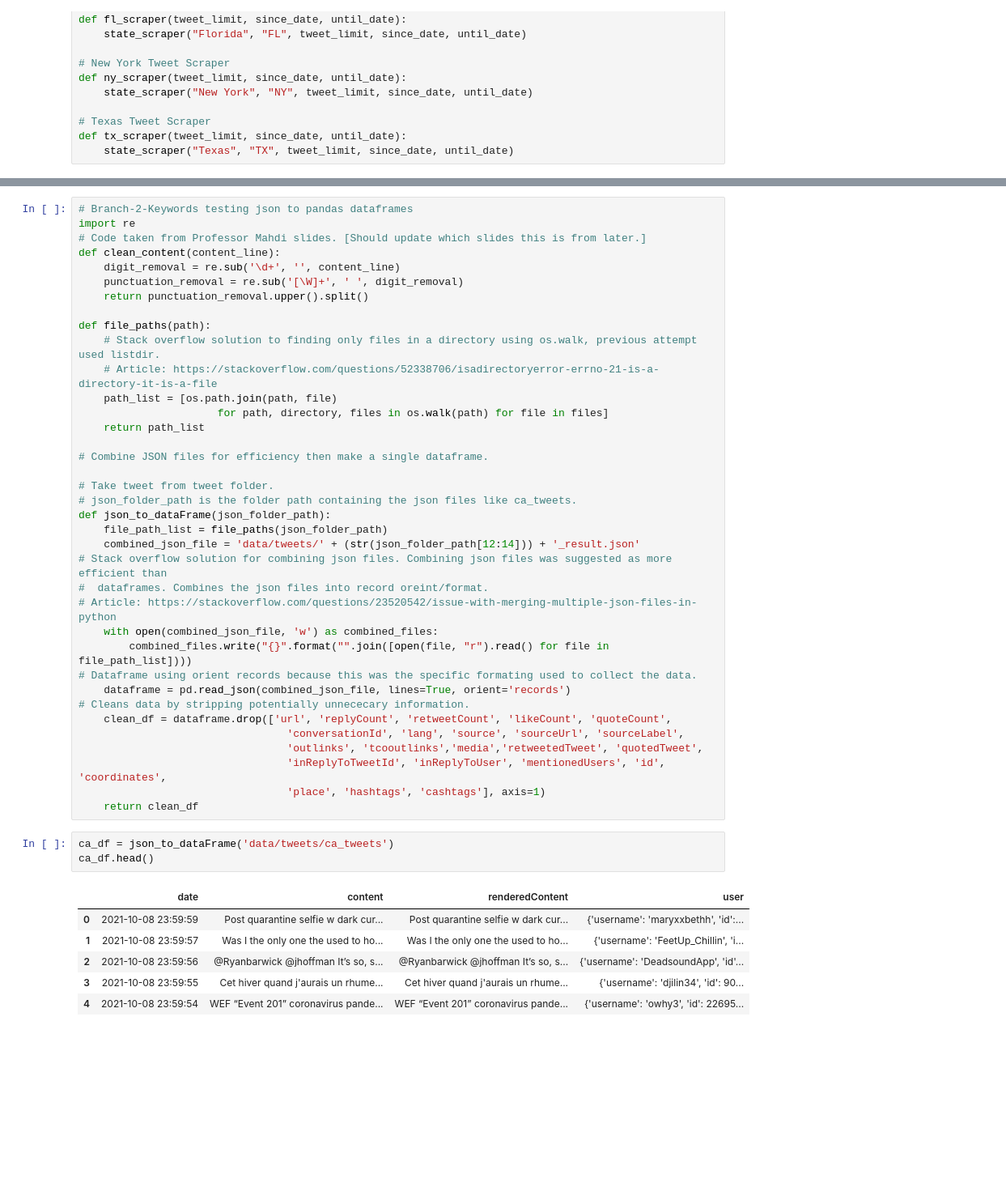
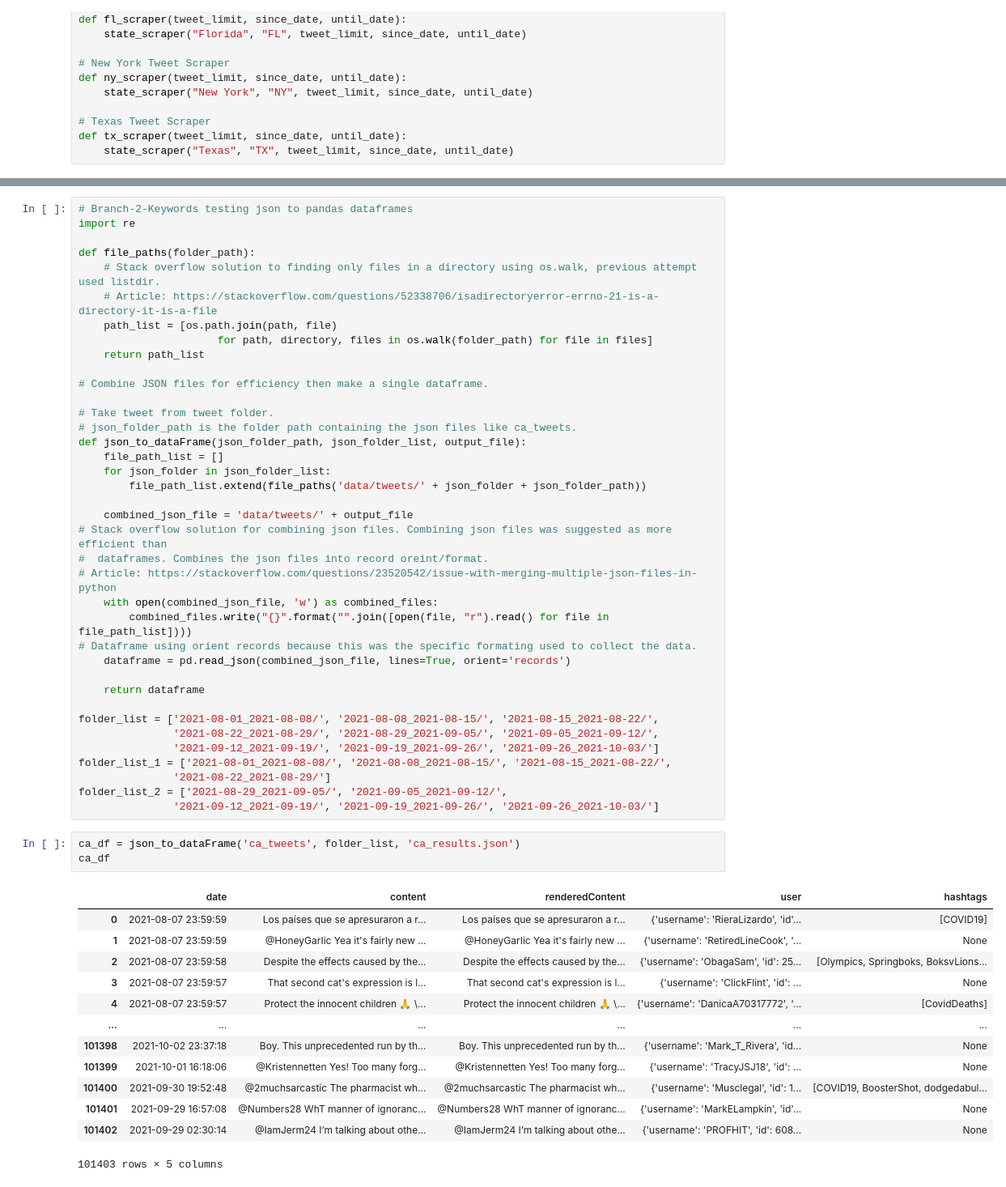
Before and after one commit to The-Processors/ics-438-final-project, a Jupyter notebook: Final Project.ipynb, the cells around one changed output, grey strips where cells are left out. Shown at 81% size. Cells and saved outputs as stored; diff of their text form; blank space fills up the shorter version.

Commit message:
Updated Json_to_Dataframe
Now works with new file formatting for weekly twitter scrapes.

```diff
--- a/Final Project.ipynb
+++ b/Final Project.ipynb
@@ -156,26 +139,24 @@ END: 2021-11-21 15:51:40.749878
 # %%
 # Branch-2-Keywords testing json to pandas dataframes
 import re
-# Code taken from Professor Mahdi slides. [Should update which slides this is from later.]
-def clean_content(content_line):
-    digit_removal = re.sub('\d+', '', content_line)
-    punctuation_removal = re.sub('[\W]+', ' ', digit_removal)
-    return punctuation_removal.upper().split()
 
-def file_paths(path):
+def file_paths(folder_path):
     # Stack overflow solution to finding only files in a directory using os.walk, previous attempt used listdir.
     # Article: https://stackoverflow.com/questions/52338706/isadirectoryerror-errno-21-is-a-directory-it-is-a-file
     path_list = [os.path.join(path, file)
-                      for path, directory, files in os.walk(path) for file in files]
+                      for path, directory, files in os.walk(folder_path) for file in files]
     return path_list
 
 # Combine JSON files for efficiency then make a single dataframe.
 
 # Take tweet from tweet folder.
 # json_folder_path is the folder path containing the json files like ca_tweets.
-def json_to_dataFrame(json_folder_path):
-    file_path_list = file_paths(json_folder_path)
-    combined_json_file = 'data/tweets/' + (str(json_folder_path[12:14])) + '_result.json'
+def json_to_dataFrame(json_folder_path, json_folder_list, output_file):
+    file_path_list = []
+    for json_folder in json_folder_list:
+        file_path_list.extend(file_paths('data/tweets/' + json_folder + json_folder_path))
+
+    combined_json_file = 'data/tweets/' + output_file
 # Stack overflow solution for combining json files. Combining json files was suggested as more efficient than
 #  dataframes. Combines the json files into record oreint/format.
 # Article: https://stackoverflow.com/questions/23520542/issue-with-merging-multiple-json-files-in-python
@@ -183,21 +164,31 @@ def json_to_dataFrame(json_folder_path):
         combined_files.write("{}".format("".join([open(file, "r").read() for file in file_path_list])))
 # Dataframe using orient records because this was the specific formating used to collect the data.
     dataframe = pd.read_json(combined_json_file, lines=True, orient='records')
-# Cleans data by stripping potentially unnececary information.
-    clean_df = dataframe.drop(['url', 'replyCount', 'retweetCount', 'likeCount', 'quoteCount',
-                                 'conversationId', 'lang', 'source', 'sourceUrl', 'sourceLabel',
-                                 'outlinks', 'tcooutlinks','media','retweetedTweet', 'quotedTweet',
-                                 'inReplyToTweetId', 'inReplyToUser', 'mentionedUsers', 'id', 'coordinates',
-                                 'place', 'hashtags', 'cashtags'], axis=1)
-    return clean_df
+
+    return dataframe
+
+folder_list = ['2021-08-01_2021-08-08/', '2021-08-08_2021-08-15/', '2021-08-15_2021-08-22/',
+               '2021-08-22_2021-08-29/', '2021-08-29_2021-09-05/', '2021-09-05_2021-09-12/',
+               '2021-09-12_2021-09-19/', '2021-09-19_2021-09-26/', '2021-09-26_2021-10-03/']
+folder_list_1 = ['2021-08-01_2021-08-08/', '2021-08-08_2021-08-15/', '2021-08-15_2021-08-22/',
+               '2021-08-22_2021-08-29/']
+folder_list_2 = ['2021-08-29_2021-09-05/', '2021-09-05_2021-09-12/',
+               '2021-09-12_2021-09-19/', '2021-09-19_2021-09-26/', '2021-09-26_2021-10-03/']
 # %%
-ca_df = json_to_dataFrame('data/tweets/ca_tweets')
-ca_df.head()
+ca_df = json_to_dataFrame('ca_tweets', folder_list, 'ca_results.json')
+ca_df
 # %% [output]
-|  | date | content | renderedContent | user |
-| 0 | 2021-10-08 23:59:59 | Post quarantine selfie w dark cur... | Post quarantine selfie w dark cur... | {'username': 'maryxxbethh', 'id':... |
-| 1 | 2021-10-08 23:59:57 | Was I the only one the used to ho... | Was I the only one the used to ho... | {'username': 'FeetUp_Chillin', 'i... |
-| 2 | 2021-10-08 23:59:56 | @Ryanbarwick @jhoffman It’s so, s... | @Ryanbarwick @jhoffman It’s so, s... | {'username': 'DeadsoundApp', 'id'... |
-| 3 | 2021-10-08 23:59:55 | Cet hiver quand j'aurais un rhume... | Cet hiver quand j'aurais un rhume... | {'username': 'djilin34', 'id': 90... |
-| 4 | 2021-10-08 23:59:54 | WEF “Event 201” coronavirus pande... | WEF “Event 201” coronavirus pande... | {'username': 'owhy3', 'id': 22695... |
+|  | date | content | renderedContent | user | hashtags |
+| 0 | 2021-08-07 23:59:59 | Los países que se apresuraron a r... | Los países que se apresuraron a r... | {'username': 'RieraLizardo', 'id'... | [COVID19] |
+| 1 | 2021-08-07 23:59:59 | @HoneyGarIic Yea it's fairly new ... | @HoneyGarIic Yea it's fairly new ... | {'username': 'RetiredLineCook', '... | None |
+| 2 | 2021-08-07 23:59:58 | Despite the effects caused by the... | Despite the effects caused by the... | {'username': 'ObagaSam', 'id': 25... | [Olympics, Springboks, BoksvLions... |
+| 3 | 2021-08-07 23:59:57 | That second cat's expression is l... | That second cat's expression is l... | {'username': 'ClickFlint', 'id': ... | None |
+| 4 | 2021-08-07 23:59:57 | Protect the innocent children 🙏 \... | Protect the innocent children 🙏 \... | {'username': 'DanicaA70317772', '... | [CovidDeaths] |
+| ... | ... | ... | ... | ... | ... |
+| 101398 | 2021-10-02 23:37:18 | Boy. This unprecedented run by th... | Boy. This unprecedented run by th... | {'username': 'Mark_T_Rivera', 'id... | None |
+| 101399 | 2021-10-01 16:18:06 | @Kristennetten Yes! Too many forg... | @Kristennetten Yes! Too many forg... | {'username': 'TracyJSJ18', 'id': ... | None |
+| 101400 | 2021-09-30 19:52:48 | @2muchsarcastic The pharmacist wh... | @2muchsarcastic The pharmacist wh... | {'username': 'Musclegal', 'id': 1... | [COVID19, BoosterShot, dodgedabul... |
+| 101401 | 2021-09-29 16:57:08 | @Numbers28 WhT manner of ignoranc... | @Numbers28 WhT manner of ignoranc... | {'username': 'MarkELampkin', 'id'... | None |
+| 101402 | 2021-09-29 02:30:14 | @IamJerm24 I’m talking about othe... | @IamJerm24 I’m talking about othe... | {'username': 'PROFHIT', 'id': 608... | None |
+101403 rows × 5 columns
 # %%
```
Also changed, not shown: parts of 30 cells of this notebook.
